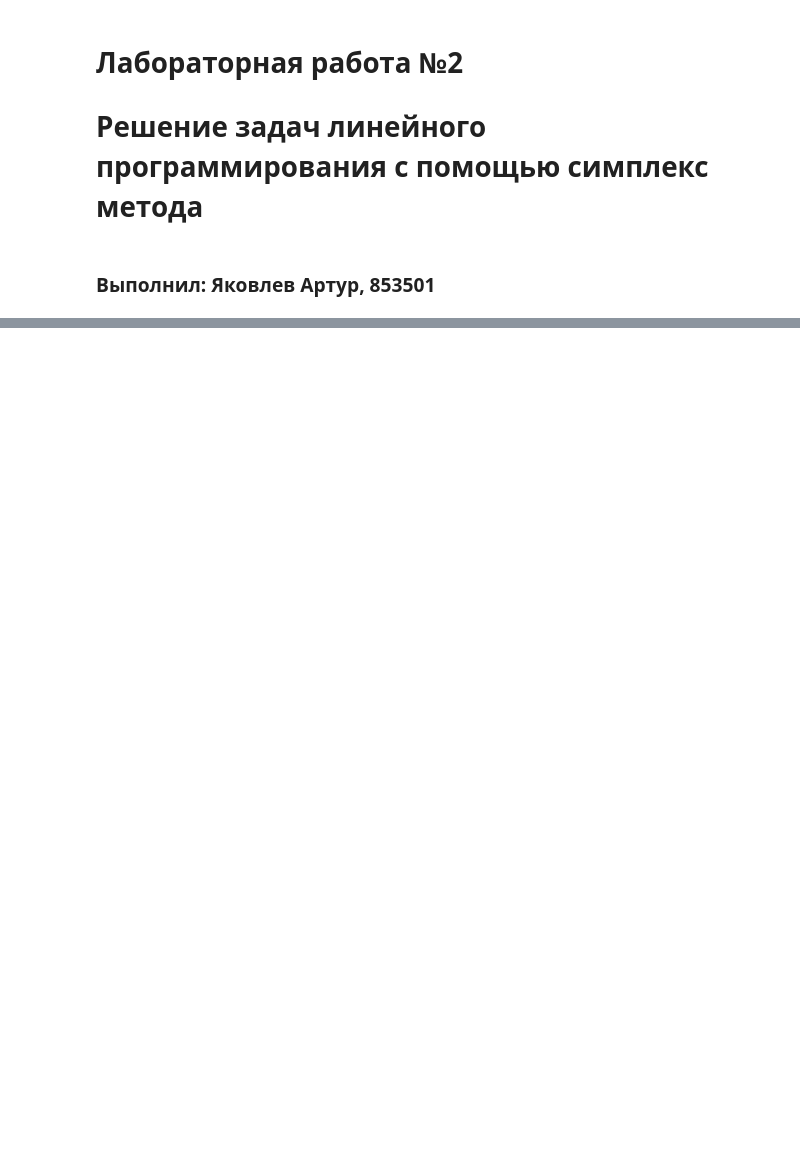
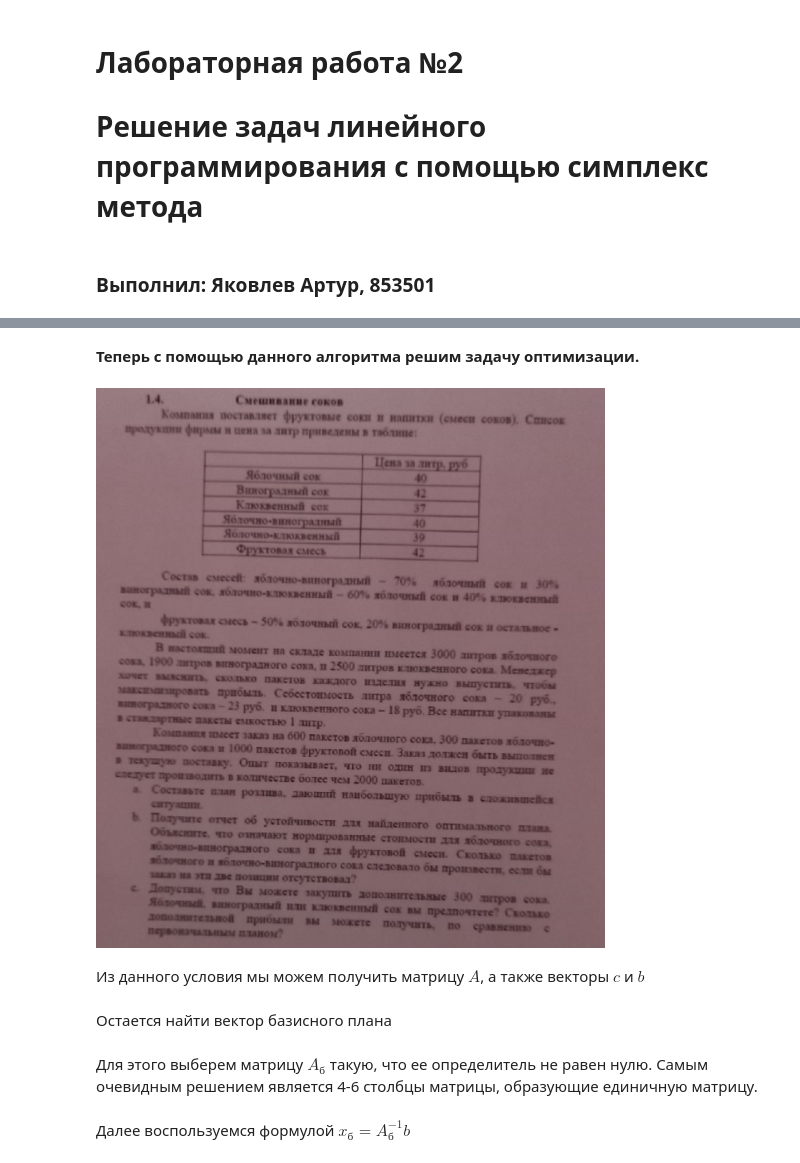
Before and after one commit to dinohunter2836/optimization-problems, a Jupyter notebook: lab2.ipynb, the cells around one changed output, grey strips where cells are left out. Saved outputs shown, nothing was run; the diff lists cells and outputs as text; code cells hidden in the pictures; blank space fills up the shorter version.

Commit message:
Finished task for lab2

```diff
--- a/lab2.ipynb
+++ b/lab2.ipynb
@@ -159,0 +222,12 @@ New x:  [  0  60   0   0   0 -64   0  38   0]
+# %% [markdown]
+
+
+
+**Теперь с помощью данного алгоритма решим задачу оптимизации.**
+# %%
+from IPython.display import Image
+Image(filename='task.png')
+# %% [output]
+[figure, added]
+# %% [markdown]
+Из данного условия мы можем получить матрицу $A$, а также векторы $c$ и $b$
@@ -159,0 +245,6 @@ New x:  [  0  60   0   0   0 -64   0  38   0]
+# %% [markdown]
+Остается найти вектор базисного плана
+# %% [markdown]
+Для этого выберем матрицу $A_б$ такую, что ее определитель не равен нулю. Самым очевидным решением является 4-6 столбцы матрицы, образующие единичную матрицу.
+# %% [markdown]
+Далее воспользуемся формулой $x_б = A_б^{-1} b$
```
Also changed, not shown: parts of 23 cells of this notebook, 1 other file.
